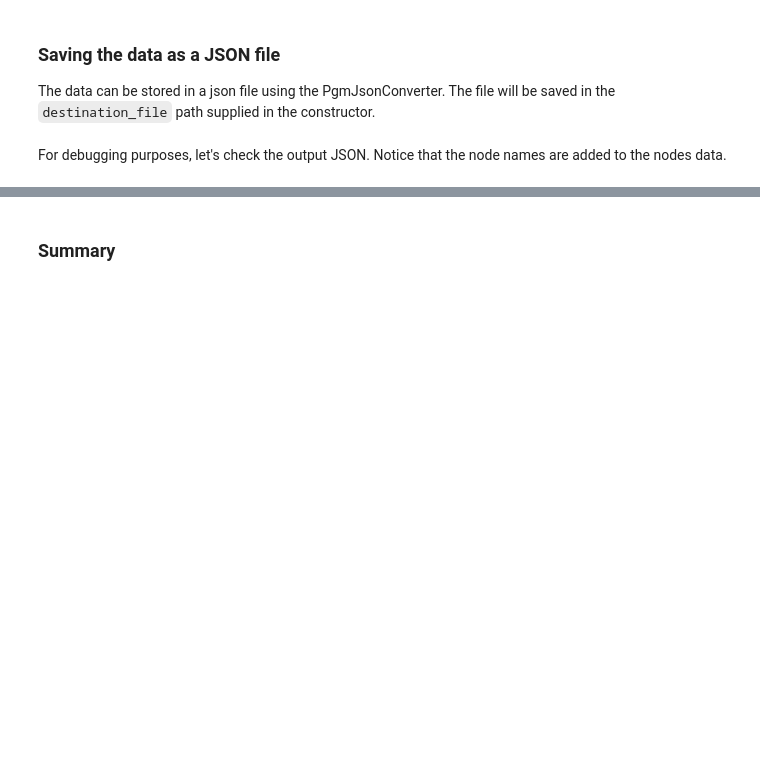
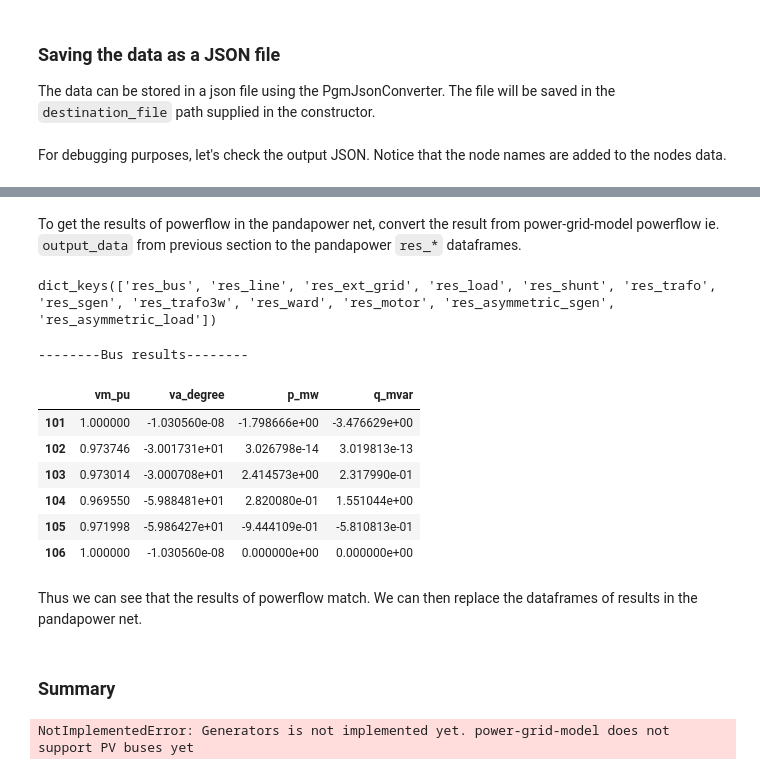
Before and after one commit to PowerGridModel/power-grid-model-io, a Jupyter notebook: docs/examples/pandapower_example.ipynb, the cells around one changed output, grey strips where cells are left out. Saved outputs shown, nothing was run; the diff lists cells and outputs as text; code cells hidden in the pictures; blank space fills up the shorter version.

Commit message:
change example notebook
Signed-off-by: Nitish Bharambe <nitish.bharambe@alliander.com>

```diff
--- a/docs/examples/pandapower_example.ipynb
+++ b/docs/examples/pandapower_example.ipynb
@@ -208,0 +272,20 @@ with Path(output_file).open() as json_file:
+# %% [markdown]
+To get the results of powerflow in the pandapower net, convert the result from power-grid-model powerflow ie. `output_data` from previous section to the pandapower `res_*` dataframes.
+# %%
+converted_output_data = converter.convert(output_data)
+
+display(converted_output_data.keys())
+print("--------Bus results--------")
+display(converted_output_data["res_bus"])
+# %% [output]
+dict_keys(['res_bus', 'res_line', 'res_ext_grid', 'res_load', 'res_shunt', 'res_trafo', 'res_sgen', 'res_trafo3w', 'res_ward', 'res_motor', 'res_asymmetric_sgen', 'res_asymmetric_load'])
+--------Bus results--------
+|  | vm_pu | va_degree | p_mw | q_mvar |
+| 101 | 1.000000 | -1.030560e-08 | -1.798666e+00 | -3.476629e+00 |
+| 102 | 0.973746 | -3.001731e+01 | 3.026798e-14 | 3.019813e-13 |
+| 103 | 0.973014 | -3.000708e+01 | 2.414573e+00 | 2.317990e-01 |
+| 104 | 0.969550 | -5.988481e+01 | 2.820080e-01 | 1.551044e+00 |
+| 105 | 0.971998 | -5.986427e+01 | -9.444109e-01 | -5.810813e-01 |
+| 106 | 1.000000 | -1.030560e-08 | 0.000000e+00 | 0.000000e+00 |
+# %% [markdown]
+Thus we can see that the results of powerflow match. We can then replace the dataframes of results in the pandapower net.
@@ -218,7 +304,7 @@ from power_grid_model_io.converters import PandaPowerConverter
 
 output_file = "data/pandapower/example_simple_output.json"
 
-pp_net = pandapower.networks.example_simple()
+pp_net = pandpower_simple_grid()
 converter = PandaPowerConverter(std_types=pp_net.std_types)
 input_data, extra_info = converter.load_input_data(pp_net)
 assert_valid_input_data(input_data, calculation_type=CalculationType.power_flow, symmetric=True)
@@ -226,3 +312,5 @@ pgm = PowerGridModel(input_data=input_data)
 output_data = pgm.calculate_power_flow()
 json_converter = PgmJsonConverter(destination_file=output_file)
 json_converter.save(data=output_data, extra_info=extra_info)
+# %% [output]
+NotImplementedError: Generators is not implemented yet. power-grid-model does not support PV buses yet
```
Also changed, not shown: parts of 13 cells of this notebook, 2 other files.
